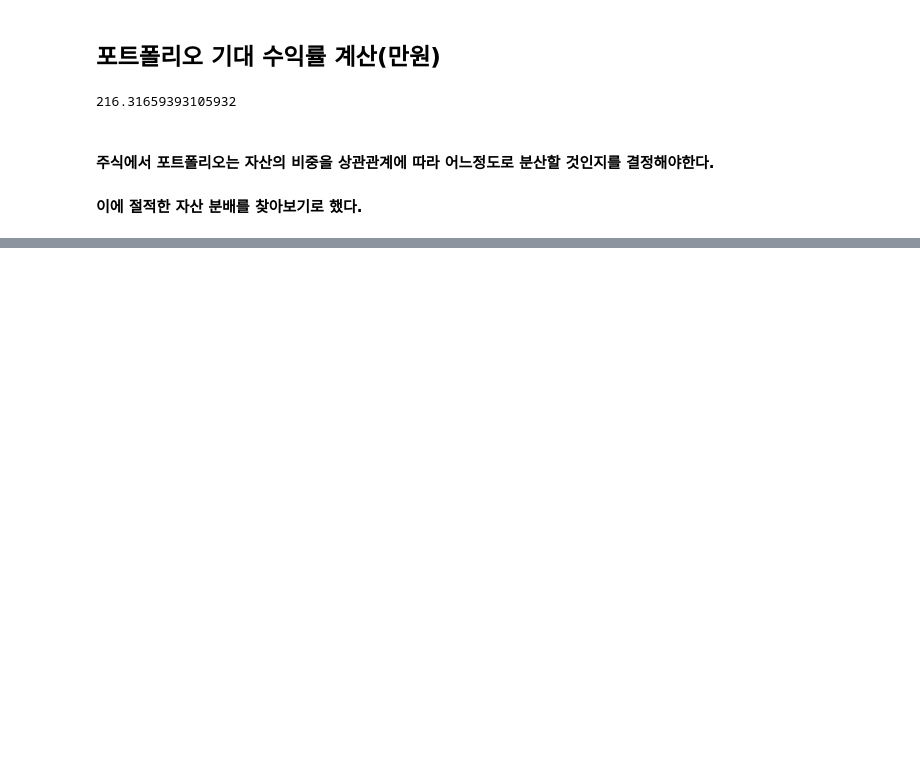
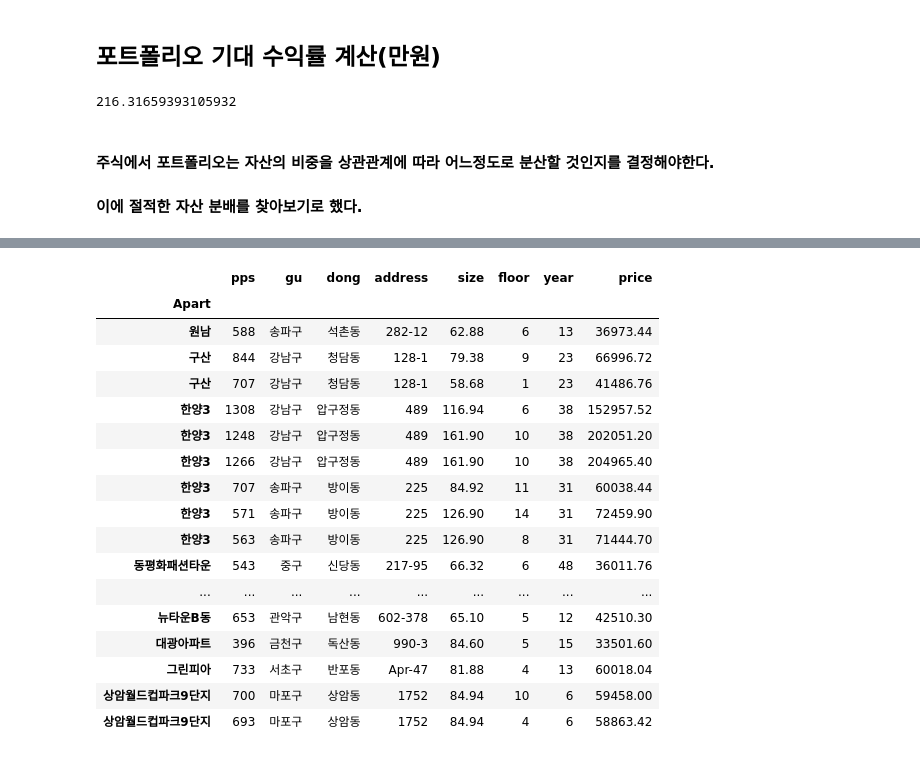
Before and after one commit to h0n9670/ApartmentPrice, a Jupyter notebook: Analysis_Prediction_Python/K_20200415_ExpectedReturnRist.ipynb, the cells around one changed output, grey strips where cells are left out. Cells and saved outputs as stored; diff of their text form; code cells hidden in the pictures; blank space fills up the shorter version.

```diff
--- a/Analysis_Prediction_Python/K_20200415_ExpectedReturnRist.ipynb
+++ b/Analysis_Prediction_Python/K_20200415_ExpectedReturnRist.ipynb
@@ -434,0 +536,26 @@ plt.show()
+# %%
+PeriodData= pd.read_csv("../Data/preprocessingData/K_20200414_PreprocessingPeriod.csv",encoding='CP949')
+PeriodData=PeriodData.set_index("Apart")
+# sum_list
+selectedPeriodData=PeriodData.loc[sum_list]
+selectedPeriodData['price']=selectedPeriodData['pps']*selectedPeriodData['size']
+selectedPeriodData
+# %% [output]
+|  | pps | gu | dong | address | size | floor | year | price |
+| Apart |  |  |  |  |  |  |  |  |
+| 원남 | 588 | 송파구 | 석촌동 | 282-12 | 62.88 | 6 | 13 | 36973.44 |
+| 구산 | 844 | 강남구 | 청담동 | 128-1 | 79.38 | 9 | 23 | 66996.72 |
+| 구산 | 707 | 강남구 | 청담동 | 128-1 | 58.68 | 1 | 23 | 41486.76 |
+| 한양3 | 1308 | 강남구 | 압구정동 | 489 | 116.94 | 6 | 38 | 152957.52 |
+| 한양3 | 1248 | 강남구 | 압구정동 | 489 | 161.90 | 10 | 38 | 202051.20 |
+| 한양3 | 1266 | 강남구 | 압구정동 | 489 | 161.90 | 10 | 38 | 204965.40 |
+| 한양3 | 707 | 송파구 | 방이동 | 225 | 84.92 | 11 | 31 | 60038.44 |
+| 한양3 | 571 | 송파구 | 방이동 | 225 | 126.90 | 14 | 31 | 72459.90 |
+| 한양3 | 563 | 송파구 | 방이동 | 225 | 126.90 | 8 | 31 | 71444.70 |
+| 동평화패션타운 | 543 | 중구 | 신당동 | 217-95 | 66.32 | 6 | 48 | 36011.76 |
+| ... | ... | ... | ... | ... | ... | ... | ... | ... |
+| 뉴타운B동 | 653 | 관악구 | 남현동 | 602-378 | 65.10 | 5 | 12 | 42510.30 |
+| 대광아파트 | 396 | 금천구 | 독산동 | 990-3 | 84.60 | 5 | 15 | 33501.60 |
+| 그린피아 | 733 | 서초구 | 반포동 | Apr-47 | 81.88 | 4 | 13 | 60018.04 |
+| 상암월드컵파크9단지 | 700 | 마포구 | 상암동 | 1752 | 84.94 | 10 | 6 | 59458.00 |
+| 상암월드컵파크9단지 | 693 | 마포구 | 상암동 | 1752 | 84.94 | 4 | 6 | 58863.42 |
```
Also changed, not shown: parts of 17 cells of this notebook, 3 other files.
